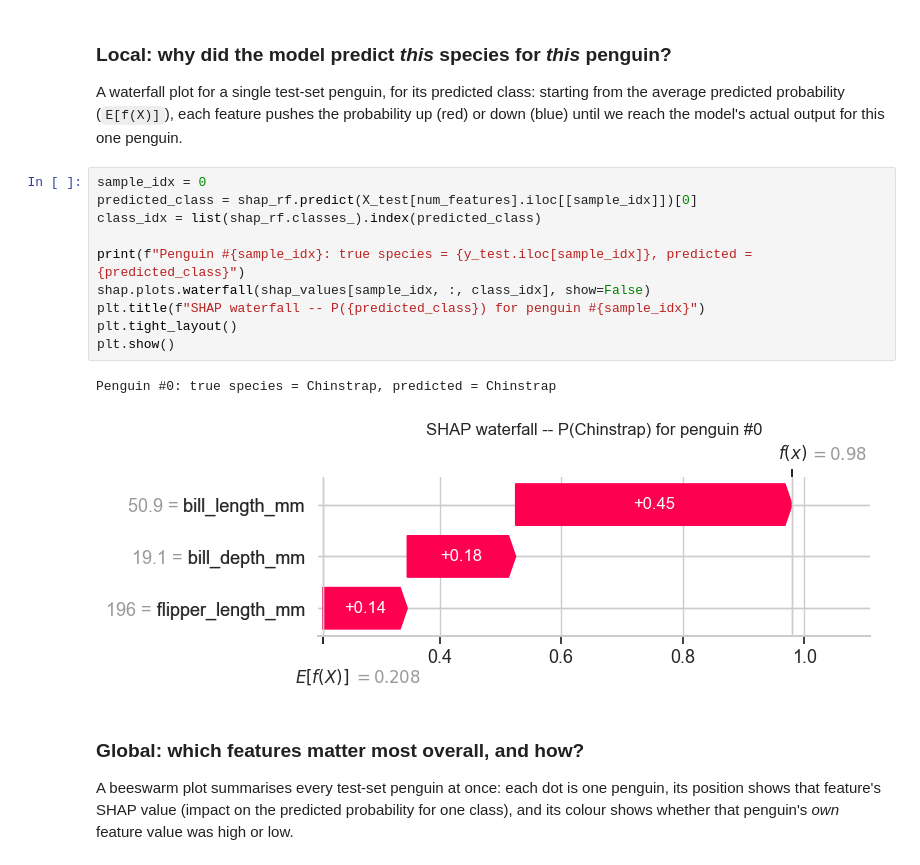
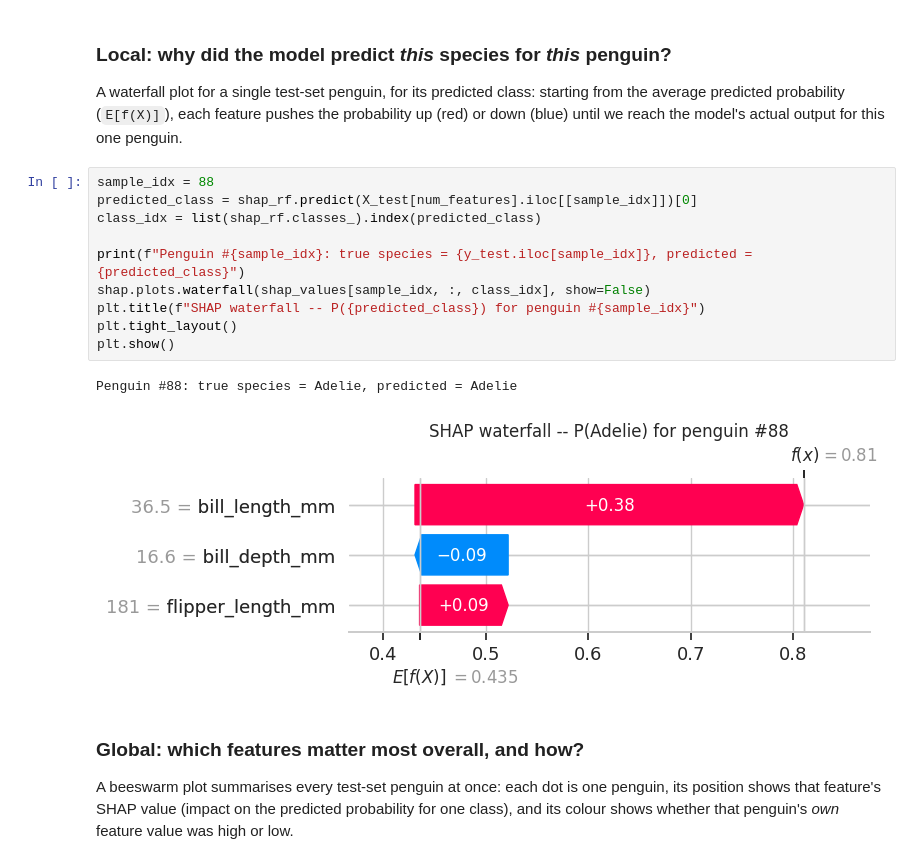
Before and after one commit to RaulPenagos/xai-weather-workshop, a Jupyter notebook: 01_classic_xai.ipynb, the cells around one changed output. Cells and saved outputs as stored; diff of their text form.

```diff
--- a/01_classic_xai.ipynb
+++ b/01_classic_xai.ipynb
@@ -633,18 +675,18 @@ starting from the average predicted probability (`E[f(X)]`), each feature
 pushes the probability up (red) or down (blue) until we reach the model's
 actual output for this one penguin.
 # %%
-sample_idx = 0
+sample_idx = 88
 predicted_class = shap_rf.predict(X_test[num_features].iloc[[sample_idx]])[0]
 class_idx = list(shap_rf.classes_).index(predicted_class)
 
 print(f"Penguin #{sample_idx}: true species = {y_test.iloc[sample_idx]}, predicted = {predicted_class}")
 shap.plots.waterfall(shap_values[sample_idx, :, class_idx], show=False)
 plt.title(f"SHAP waterfall -- P({predicted_class}) for penguin #{sample_idx}")
 plt.tight_layout()
 plt.show()
 # %% [output]
-Penguin #0: true species = Chinstrap, predicted = Chinstrap
+Penguin #88: true species = Adelie, predicted = Adelie
-[figure, old version]
+[figure, new version]
 # %% [markdown]
 ### Global: which features matter most overall, and how?
 
```
Also changed, not shown: parts of 13 cells of this notebook.
